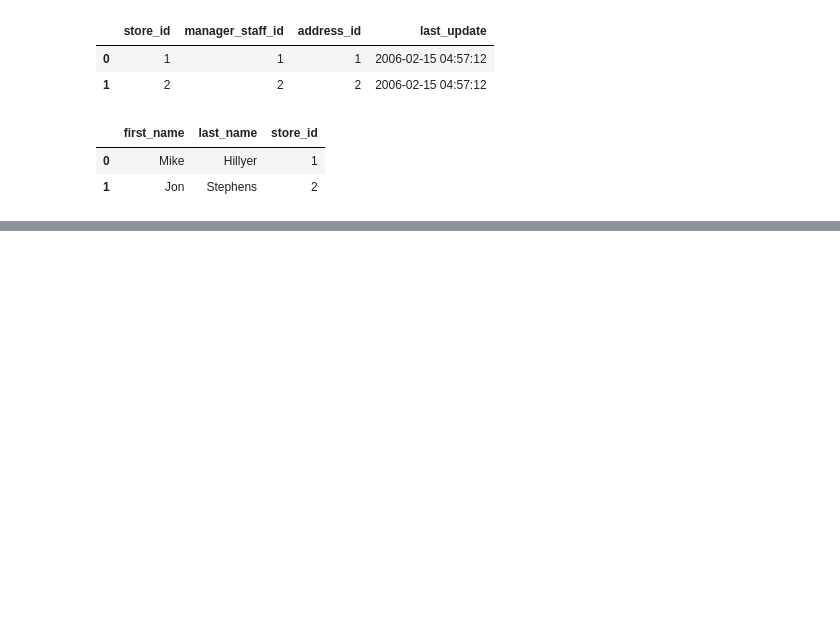
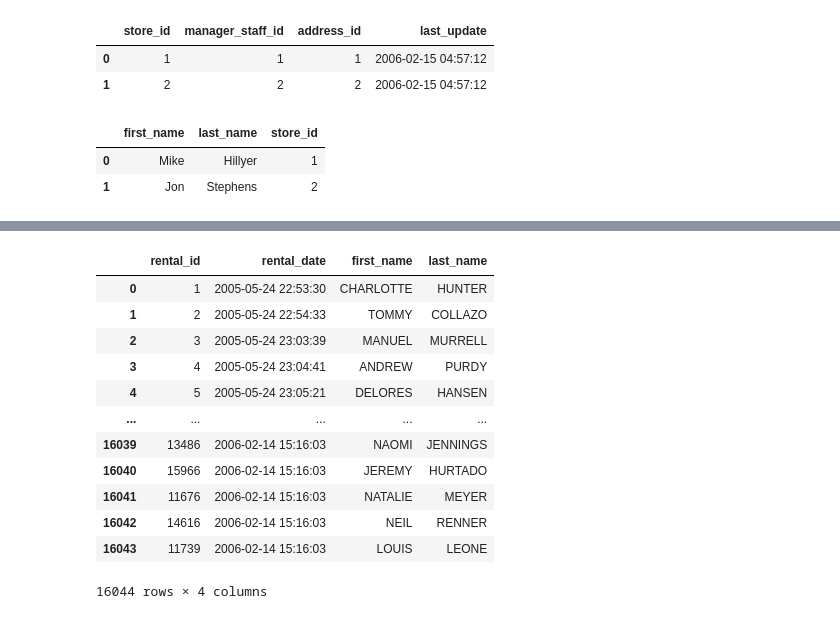
Before and after one commit to preciii7/practica_programacion, a Jupyter notebook: sql/ejercicios_sakila.ipynb, the cells around one changed output, grey strips where cells are left out. Saved outputs shown, nothing was run; the diff lists cells and outputs as text; code cells hidden in the pictures; blank space fills up the shorter version.

```diff
--- a/sql/ejercicios_sakila.ipynb
+++ b/sql/ejercicios_sakila.ipynb
@@ -626,0 +639,16 @@ pd.read_sql("SELECT first_name, last_name, store.store_id FROM staff JOIN store
+# %%
+pd.read_sql("SELECT rental_id, rental_date, first_name, last_name FROM rental INNER JOIN customer ON rental.customer_id=customer.customer_id",engine)
+# %% [output]
+|  | rental_id | rental_date | first_name | last_name |
+| 0 | 1 | 2005-05-24 22:53:30 | CHARLOTTE | HUNTER |
+| 1 | 2 | 2005-05-24 22:54:33 | TOMMY | COLLAZO |
+| 2 | 3 | 2005-05-24 23:03:39 | MANUEL | MURRELL |
+| 3 | 4 | 2005-05-24 23:04:41 | ANDREW | PURDY |
+| 4 | 5 | 2005-05-24 23:05:21 | DELORES | HANSEN |
+| ... | ... | ... | ... | ... |
+| 16039 | 13486 | 2006-02-14 15:16:03 | NAOMI | JENNINGS |
+| 16040 | 15966 | 2006-02-14 15:16:03 | JEREMY | HURTADO |
+| 16041 | 11676 | 2006-02-14 15:16:03 | NATALIE | MEYER |
+| 16042 | 14616 | 2006-02-14 15:16:03 | NEIL | RENNER |
+| 16043 | 11739 | 2006-02-14 15:16:03 | LOUIS | LEONE |
+16044 rows × 4 columns
```
Also changed, not shown: parts of 3 cells of this notebook.
